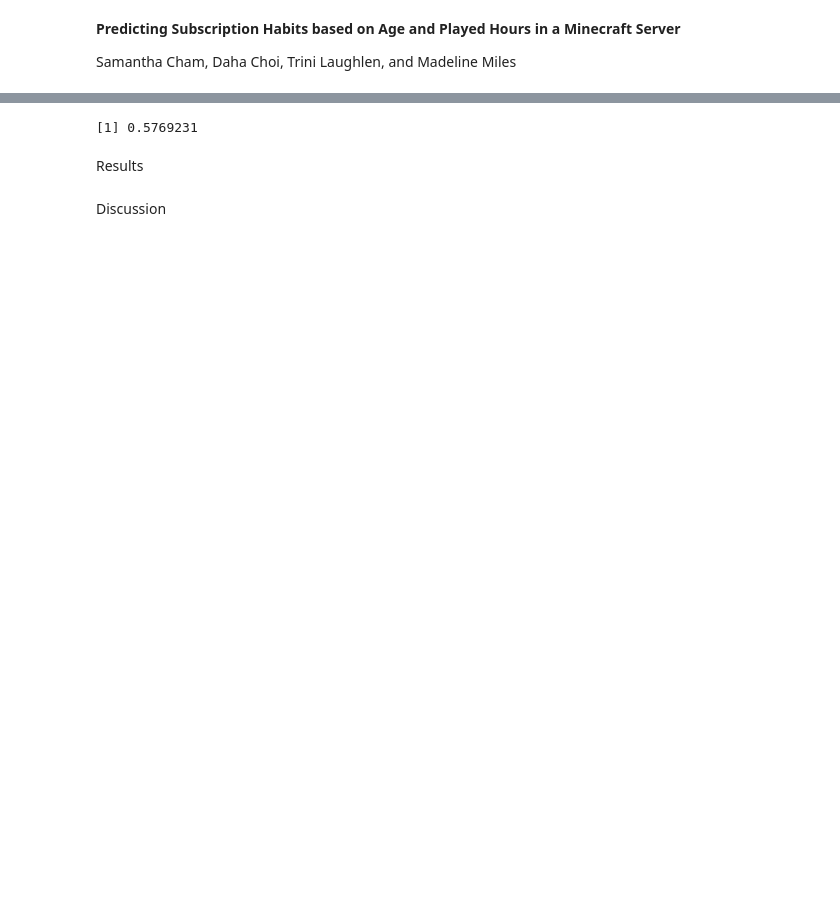
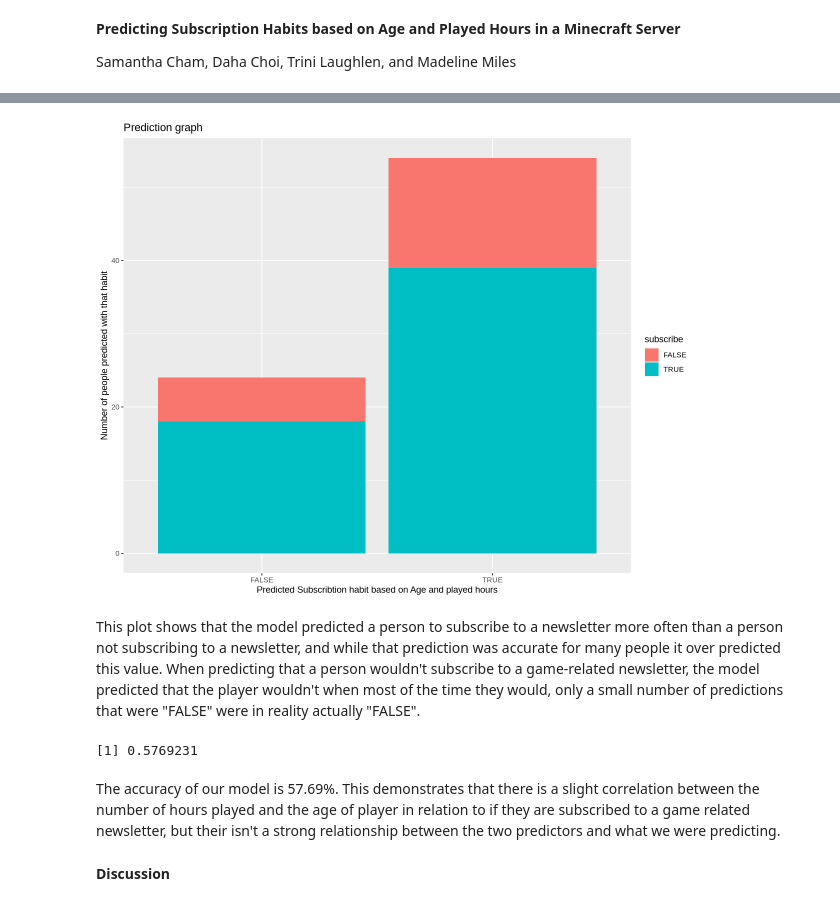
Before and after one commit to madeline1312/Dsci-100-Project, a Jupyter notebook: Final Project Report.ipynb, the cells around one changed output, grey strips where cells are left out. Cells and saved outputs as stored; diff of their text form; code cells hidden in the pictures; blank space fills up the shorter version.

```diff
--- a/Final Project Report.ipynb
+++ b/Final Project Report.ipynb
@@ -100,0 +179,5 @@ fit(data=players_train)
+# %%
+players_results<-players_workflow|>
+predict(players_test)|>
+bind_cols(players_test)
+players_results
@@ -101,3 +195,15 @@ fit(data=players_train)
+# %%
+players_results_plot<-players_results|>
+ggplot(aes(x=.pred_class, fill=subscribe))+
+geom_bar()+
+xlab("Predicted Subscribtion habit based on Age and played hours")+
+ylab("Number of people predicted with that habit")+
+ggtitle("Prediction graph")
+players_results_plot
+# %% [output]
+[figure, added]
+# %% [markdown]
+This plot shows that the model predicted a person to subscribe to a newsletter more often than a person not subscribing to a newsletter, and while that prediction was accurate for many people it over predicted this value. When predicting that a person wouldn't subscribe to a game-related newsletter, the model predicted that the player wouldn't when most of the time they would, only a small number of predictions that were "FALSE" were in reality actually "FALSE".
 # %%
 set.seed(2025)
 #test the model to see if it is accurate with the testing data
@@ -111,7 +215,7 @@ pull()
 knn_accuracy
 # %% [output]
 [1] 0.5769231
-# %% [markdown]
-Results
+# %% [markdown]
+The accuracy of our model is 57.69%. This demonstrates that there is a slight correlation between the number of hours played and the age of player in relation to if they are subscribed to a game related newsletter, but their isn't a strong relationship between the two predictors and what we were predicting.
 # %% [markdown]
-Discussion
+**Discussion**
```
Also changed, not shown: parts of 18 cells of this notebook.
